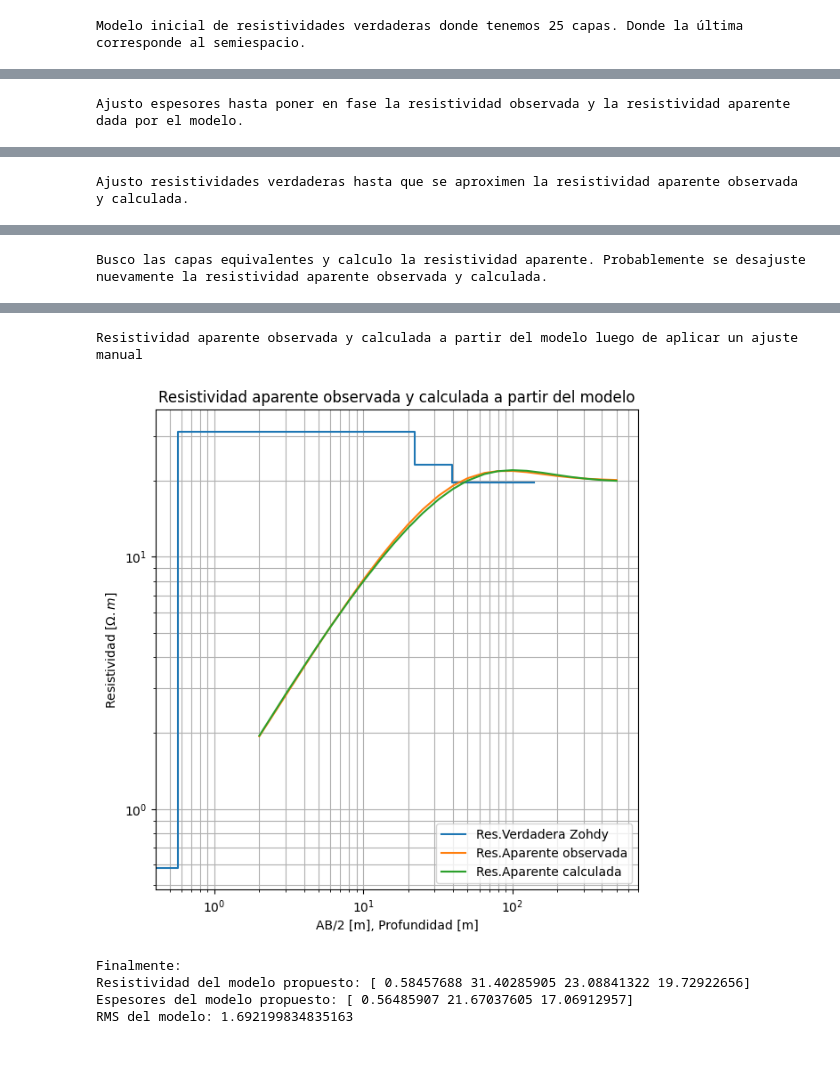
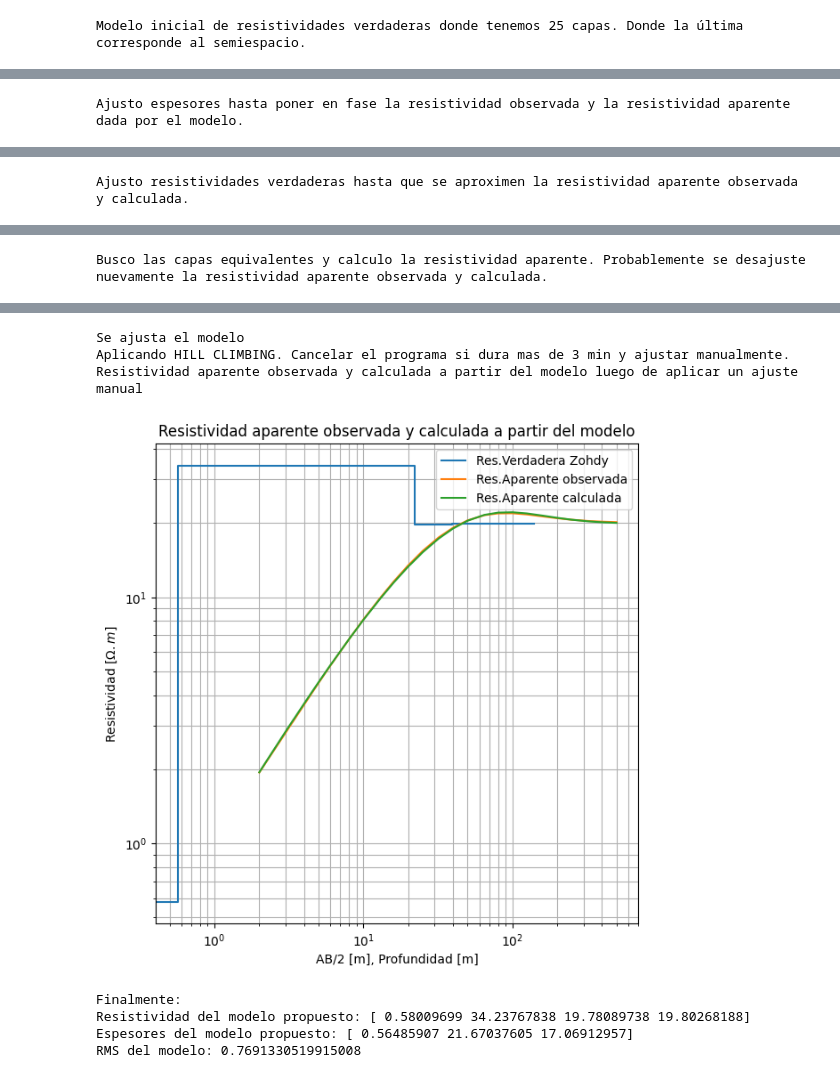
Before and after one commit to facubarrera/AlgoritmoZhody, a Jupyter notebook: zhody.ipynb, the cells around one changed output, grey strips where cells are left out. Saved outputs shown, nothing was run; the diff lists cells and outputs as text; code cells hidden in the pictures.

Commit message:
Ajuste automatico
Se ajusta automaticamente las resistividades verdaderas luego de encontrar las capas equivalentes. Se aplica el método de HILL CLIMBING.

```diff
--- a/zhody.ipynb
+++ b/zhody.ipynb
@@ -142,6 +140,23 @@ def calcular_e_r_grafico(r,e): # hago que los espesores y las resistividades ver
   resistividades[-1]=r[-1]
   return profundidades,resistividades
 
+def busco_minimo(r,e,rhoi,absisas):
+  print('Aplicando HILL CLIMBING. Cancelar el programa si dura mas de 3 min y ajustar manualmente.')
+  k=0
+  while k<1000:
+    ajusto_r=[]
+    for i in r:
+      ajusto_r.append(np.random.choice([i-i/500,i+i/500]))
+    ajusto_r=np.array(ajusto_r)
+    res_ap2=calculo_res_apa(absisas,ajusto_r,e)
+    res_ap1=calculo_res_apa(absisas,r,e)
+    if calculo_rms(rhoi,res_ap2)<calculo_rms(rhoi,res_ap1):
+      r=ajusto_r
+      k=0
+    else:
+      k=k+1
+  return r
+
 
 ################################
 ##########    MAIN    ##########
@@ -172,41 +187,49 @@ graficar(absisas,rho_ap,calculo_res_apa(absisas,resistividades,espesores),resist
 #Agrupo por capas equivalentes
 sec=np.array([0,1,15,18,len(resistividades)-1])#Aca es importante mantener el 0 y 'len(resistividades)-1'. Cada numero indica entre que numero de capas
                                                #se toman para agrupar.Por ejemplo, sec=np.array([0,1,3,7,8,len(resistividades)-1]), agrupa la primer capa
                                                #por si sola, despues agrupa la (2,3), luego,(4,5,6,7), luego la(8), y despues,
                                                #toma las restantes para calcular una resistividad equivalente pero asignadosela a un semiespacio.
                                                #El ultimo valor puesto ( en este caso el 8 debe ser menor) que la longitud de las absisas menos 1.
 r,e=capas_equivalentes(resistividades,espesores,sec)
 titulo='Busco las capas equivalentes'
 print(titulo,'y calculo la resistividad aparente. Probablemente se desajuste nuevamente la resistividad aparente observada y calculada.')
 graficar(absisas,rho_ap,calculo_res_apa(absisas,r,e),r,e,titulo)
 
-#Ajusto manualmente hasta obtener un RMS bajo.
-ajuste_r=np.zeros(len(r))
-ajuste_e=np.zeros(len(e))#este vector debe tener la misma longitud la cantidad de espesores equivalentes sin contar el semiespacio.
-ajuste_r=np.array([-0.21,2.5,0,0.5])#este vector debe tener la misma longitud la cantidad de resistividades equivalentes.
-#r[0]=7.65 # puedo asignarle una nueva resistividad
-r,e=ajuste_manual(r,ajuste_r,e,ajuste_e)
+#Como se desajusta al buscar capas equivalentes:
+#Ajusto manualmente hasta obtener un RMS bajo o puedo buscar las resistividades verdaderas mediante la funcion 'busco_minimo' mediante HILL CLIMBING.
+#Si este ultimo metodo no converge hay que comentar la funcion que lo hace, y descomento las demas de esta seccion para ajustar manualmente
+print('Se ajusta el modelo')
+r=busco_minimo(r,e,rho_ap,absisas)#tarda un poquito en buscar, dejarlo correr como maximo 3 minutos, si no ajustar manualmente
+
+#Ajuste manual
+#ajuste_r=np.zeros(len(r))
+#ajuste_e=np.zeros(len(e))#este vector debe tener la misma longitud la cantidad de espesores equivalentes sin contar el semiespacio.
+#ajuste_r=np.array([-0.21,2.5,0,0.5])#este vector debe tener la misma longitud la cantidad de resistividades equivalentes.
+##r[0]=7.65 # puedo asignarle una nueva resistividad
+#r,e=ajuste_manual(r,ajuste_r,e,ajuste_e)
 
 titulo='Resistividad aparente observada y calculada a partir del modelo'
 print(titulo,'luego de aplicar un ajuste manual' )
 graficar(absisas,rho_ap,calculo_res_apa(absisas,r,e),r,e,titulo)
 RMS=calculo_rms(rho_ap,calculo_res_apa(absisas,r,e))
 print('Finalmente:')
 print('Resistividad del modelo propuesto:',r)
 print('Espesores del modelo propuesto:',e)
 print('RMS del modelo:',RMS)
 # %% [output]
 Modelo inicial de resistividades verdaderas donde tenemos 25 capas. Donde la última corresponde al semiespacio.
 [figure]
 Ajusto espesores hasta poner en fase la resistividad observada y la resistividad aparente dada por el modelo.
 [figure]
 Ajusto resistividades verdaderas hasta que se aproximen la resistividad aparente observada y calculada.
 [figure]
 Busco las capas equivalentes y calculo la resistividad aparente. Probablemente se desajuste nuevamente la resistividad aparente observada y calculada.
 [figure]
+Se ajusta el modelo
+Aplicando HILL CLIMBING. Cancelar el programa si dura mas de 3 min y ajustar manualmente.
 Resistividad aparente observada y calculada a partir del modelo luego de aplicar un ajuste manual
-[figure, old version]
+[figure, new version]
 Finalmente:
-Resistividad del modelo propuesto: [ 0.58457688 31.40285905 23.08841322 19.72922656]
+Resistividad del modelo propuesto: [ 0.58009699 34.23767838 19.78089738 19.80268188]
 Espesores del modelo propuesto: [ 0.56485907 21.67037605 17.06912957]
-RMS del modelo: 1.692199834835163
+RMS del modelo: 0.7691330519915008
```
Also changed, not shown: parts of 1 cell of this notebook, 1 other file.
